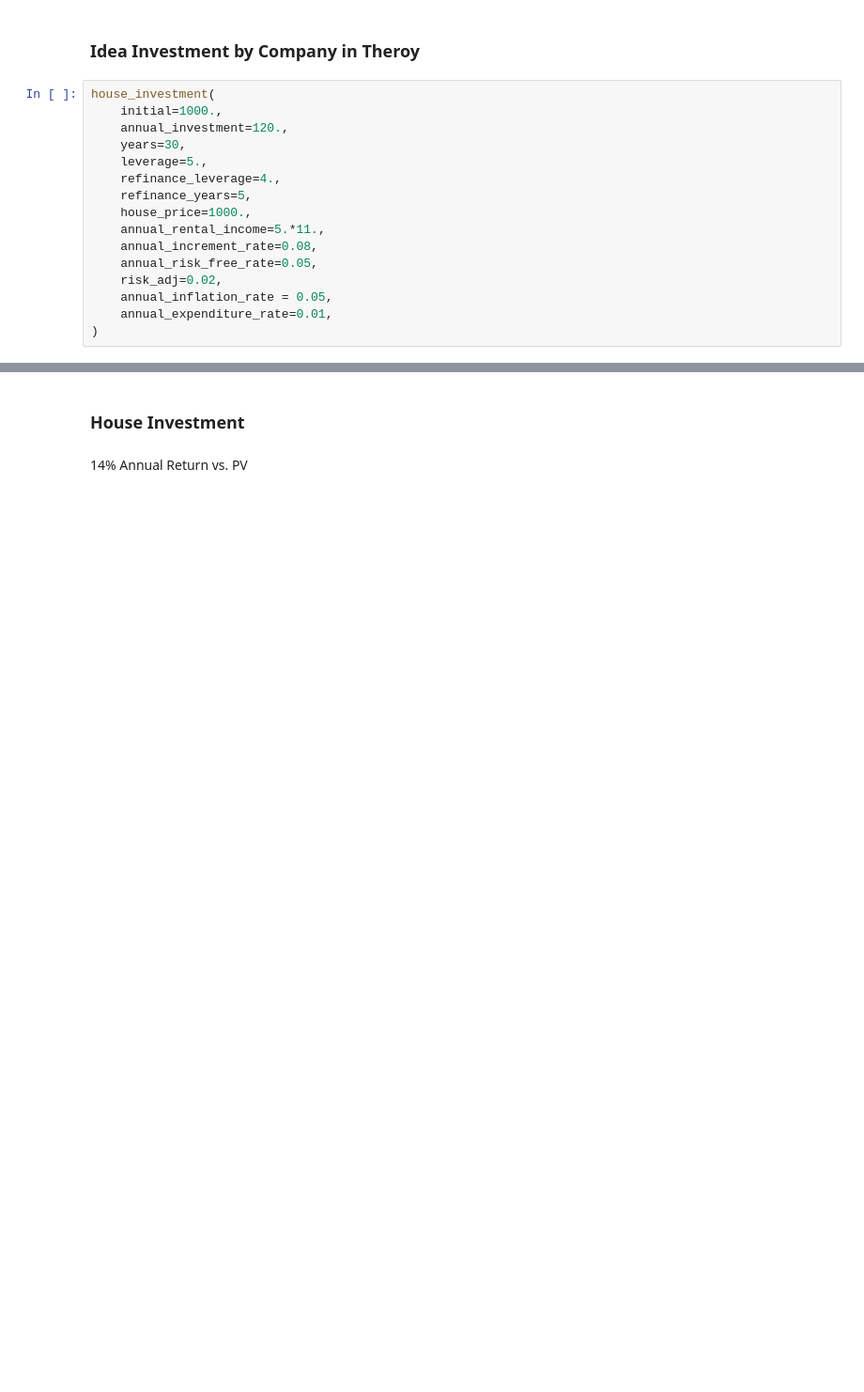
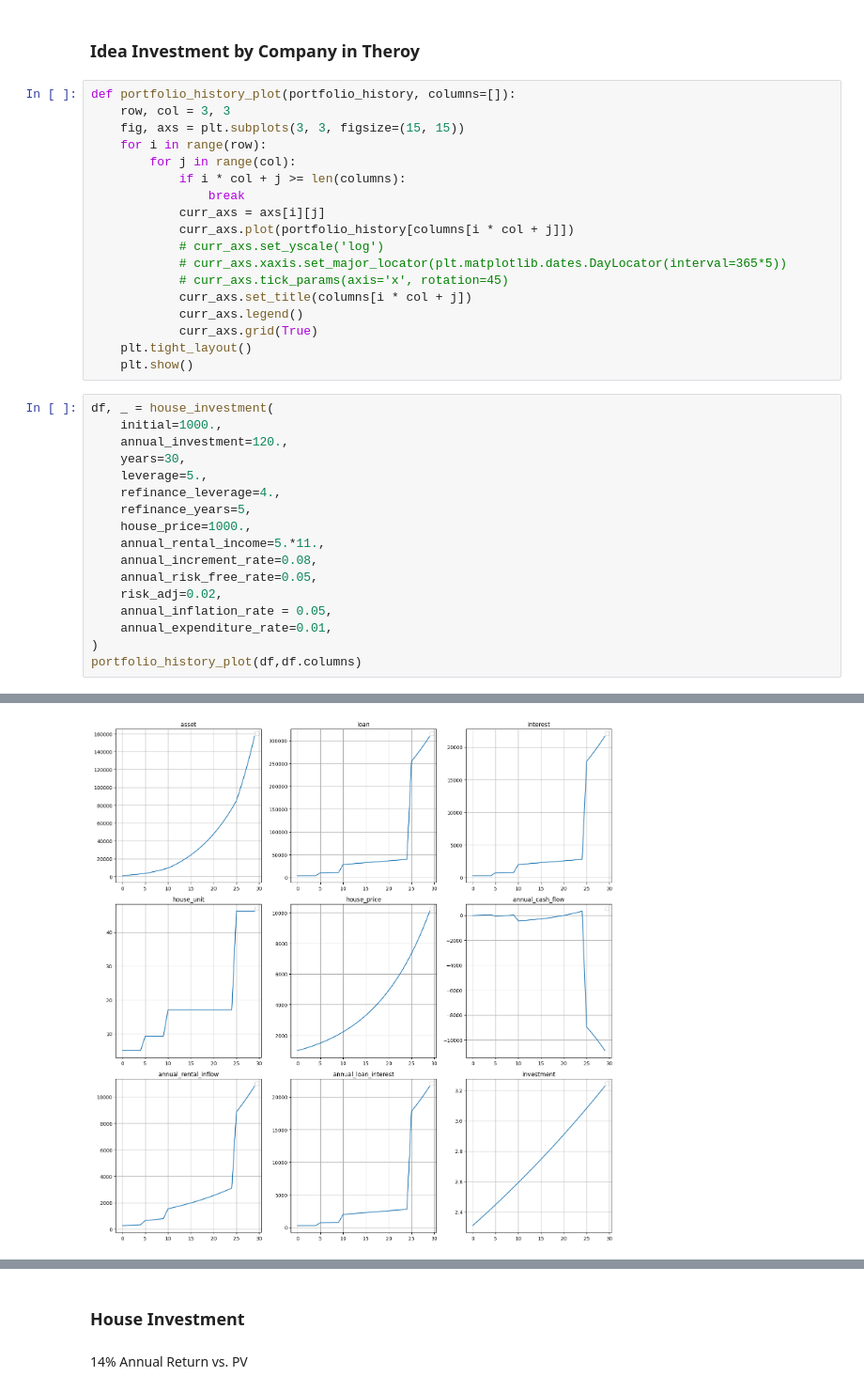
Before and after one commit to BichengWang/py-notebook, a Jupyter notebook: src/finance/strategies/target_market_analysis.ipynb, the cells around one changed output, grey strips where cells are left out. Shown at 94% size. Drawn from its saved outputs; the diff is of its cells as text; blank space fills up the shorter version.

```diff
--- a/src/finance/strategies/target_market_analysis.ipynb
+++ b/src/finance/strategies/target_market_analysis.ipynb
@@ -1002,7 +1051,25 @@ def house_investment(
 # %% [markdown]
 ### Idea Investment by Company in Theroy
+# %%
+def portfolio_history_plot(portfolio_history, columns=[]):
+    row, col = 3, 3
+    fig, axs = plt.subplots(3, 3, figsize=(15, 15))
+    for i in range(row):
+        for j in range(col):
+            if i * col + j >= len(columns):
+                break
+            curr_axs = axs[i][j]
+            curr_axs.plot(portfolio_history[columns[i * col + j]])
+            # curr_axs.set_yscale('log')
+            # curr_axs.xaxis.set_major_locator(plt.matplotlib.dates.DayLocator(interval=365*5))
+            # curr_axs.tick_params(axis='x', rotation=45)
+            curr_axs.set_title(columns[i * col + j])
+            curr_axs.legend()
+            curr_axs.grid(True)
+    plt.tight_layout()
+    plt.show()
 # %%
-house_investment(
+df, _ = house_investment(
     initial=1000.,
     annual_investment=120.,
     years=30,
@@ -1017,6 +1084,7 @@ house_investment(
     annual_inflation_rate = 0.05,
     annual_expenditure_rate=0.01,
 )
+portfolio_history_plot(df,df.columns)
 # %% [output]
 INFO:lib.cash_flow_tools:{'pv': 4597.692307692416, 'fv': 20570.802931247727}
 INFO:__main__:
@@ -1055 +1106,2 @@ INFO:__main__:
+[figure, added]
 # %%
```
Also changed, not shown: parts of 11 cells of this notebook, 1 other file.
